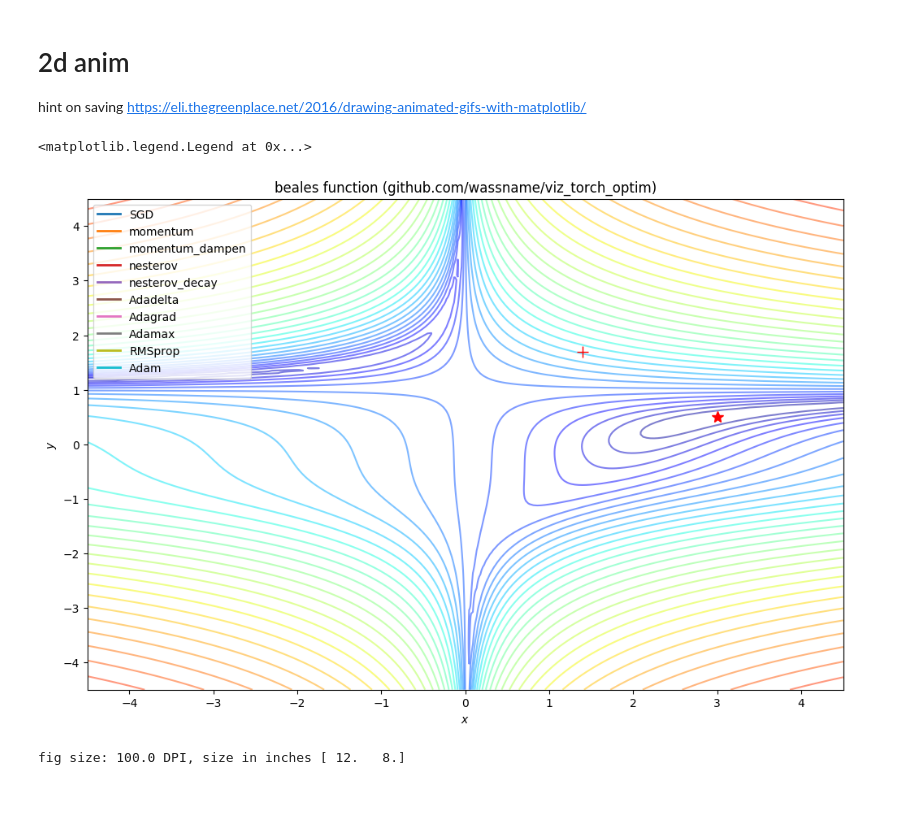
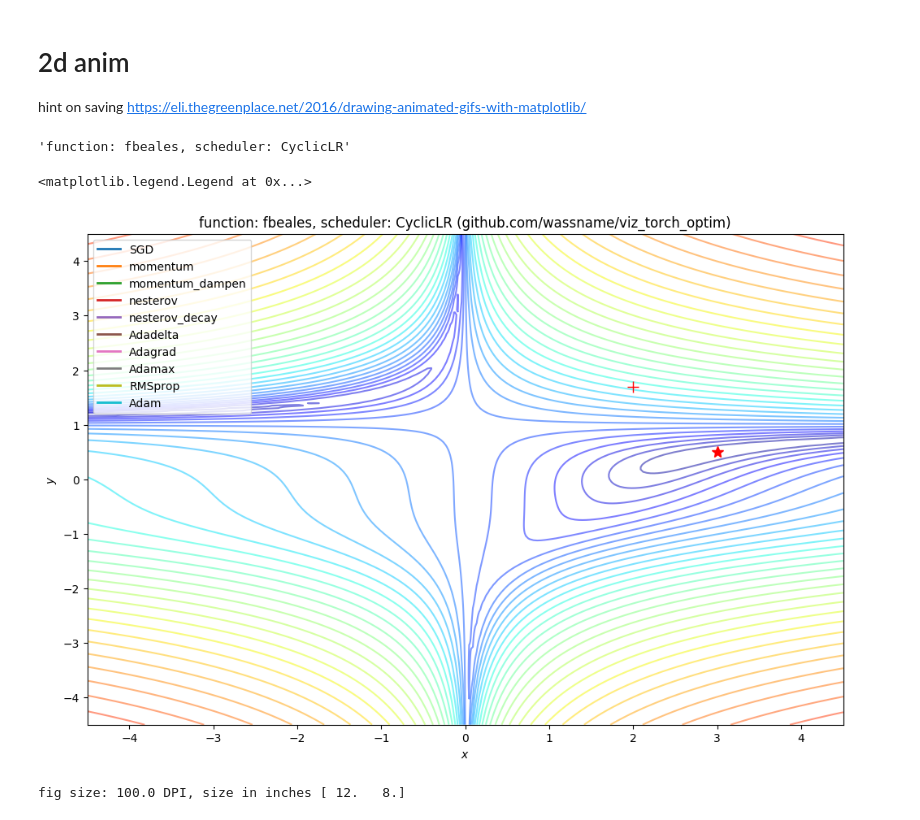
Before and after one commit to wassname/viz_torch_optim, a Jupyter notebook: main.ipynb, the cells around one changed output. Drawn from its saved outputs; the diff is of its cells as text; code cells hidden in the pictures.

```diff
--- a/main.ipynb
+++ b/main.ipynb
@@ -614,7 +607,7 @@ plt.show()
 # Run
 # %%
 # you could use a lr scheduler too
-scheduler = lambda optimizer: CyclicLR(optimizer, base_lr=1e-5, max_lr=5e-3, step_size=100, mode='exp_range', gamma=0.9983)
+scheduler = lambda optimizer, initial_lr: CyclicLR(optimizer, base_lr=1e-5, max_lr=initial_lr, step_size=100, mode='exp_range', gamma=0.9983)
 # %%
 import torch.optim as optim
 lr = problem.lr
@@ -623,9 +616,9 @@ constructors = dict(
     # need smaller lr's sometimes
     SGD= lambda params: optim.SGD(params, lr=lr/2),
     momentum = lambda params: optim.SGD(params, lr=lr/2, momentum=0.9, nesterov=False, dampening=0),
-    momentum_dampen = lambda params: optim.SGD(params, lr=lr/2, momentum=0.9, nesterov=False, dampening=0.3),
-    nesterov = lambda params: optim.SGD(params, lr=lr/2, momentum=0.9, nesterov=True, dampening=0),
-    nesterov_decay = lambda params: optim.SGD(params, lr=lr/2, momentum=0.9, nesterov=True, weight_decay=1e-4, dampening=0),
+    momentum_dampen = lambda params: optim.SGD(params, lr=lr/20, momentum=0.9, nesterov=False, dampening=0.3),
+    nesterov = lambda params: optim.SGD(params, lr=lr/10, momentum=0.9, nesterov=True, dampening=0),
+    nesterov_decay = lambda params: optim.SGD(params, lr=lr/10, momentum=0.9, nesterov=True, weight_decay=1e-4, dampening=0),
 
     # need larger lr's sometimes
     Adadelta = lambda params: optim.Adadelta(params),
@@ -663,30 +695,3 @@ Adagrad lr=2.0e+01
 Adamax lr=4.0e+02
 RMSprop lr=4.0e+03
 Adam lr=4.0e+04
-# %%
-results = {}
-distance = {}
-
-for name, constructor in tqdm(constructors.items()):
-    data, dist, lrs = test_f(problem.f, problem.df, constructor, x0=problem.x0, steps=problem.steps, scheduler=scheduler)
-
-    results[name] = data
-    distance[name] = dist
-len(results)
-
-# calc paths and elevation
-methods = constructors.keys()
-paths = np.array([path.T for path in results.values()]) # should be (2,N) each
-zpaths = np.array([[problem.f(torch.FloatTensor(p)).numpy()-z_min[0] + zeps for p in path.T] for path in paths])
-paths.shape, zpaths.shape
-
-# DEBUG: check z's
-for i, name in enumerate(results):
-    zmax = zpaths[i][np.isfinite(zpaths[i])].max()
-    print(name, zmax, '\t', np.isfinite(zmax).all(), '\t', zmax.max()>z[:,0].max())
-
-# clip zpaths
-zmax = z.max()
-zpaths[np.isfinite(zpaths)==False]=zmax
-zpaths = np.clip(zpaths, 0, zmax)
-zpaths.shape
@@ -794,13 +788,13 @@ decimation, cuttoff,seconds*fps, problem.steps
 # %%
 if scheduler:
-    params = Variable(torch.FloatTensor([0,1]), requires_grad=True)
+    params = Variable(torch.Tensor([0,1]), requires_grad=True)
     optimizer = optim.Adam([params])
-    scheduler_name = type(scheduler(optimizer)).__name__
+    scheduler_name = type(scheduler(optimizer, 0.1)).__name__
 else:
     scheduler_name='None'
 
 title=f'function: f{problem.f.__name__}'
 if scheduler:
-    title += f', scheduler={scheduler_name}'
+    title += f', scheduler: {scheduler_name}'
 title
 # %% [output]
@@ -900,26 +894,30 @@ class TrajectoryAnimation3D(animation.FuncAnimation):
 # 2d anim
 
 hint on saving https://eli.thegreenplace.net/2016/drawing-animated-gifs-with-matplotlib/
+# %%
+title
+# %% [output]
+'function: fbeales, scheduler: CyclicLR'
 # %%
 fig, ax = plt.subplots(figsize=(12, 8))
 # fig.set_tight_layout(True)
 ax.contour(x, y, z, levels=np.logspace(0, logzmax//2, 35), norm=LogNorm(), cmap=plt.cm.jet, alpha=0.5)
 ax.plot(*minima_, 'r*', markersize=10)
 ax.plot(*problem.x0, 'r+', markersize=10)
 
-ax.set_title('{} function (github.com/wassname/viz_torch_optim)'.format(problem.f.__name__))
+ax.set_title('{} (github.com/wassname/viz_torch_optim)'.format(title))
 ax.set_xlabel('$x$')
 ax.set_ylabel('$y$')
 
 ax.set_xlim((xmin, xmax))
 ax.set_ylim((ymin, ymax))
 
-anim = TrajectoryAnimation(*paths[:,:,::decimation], labels=methods, ax=ax, interval=1000//fps)
+anim = TrajectoryAnimation(*paths[:,:,:cuttoff:decimation], labels=methods, ax=ax, interval=1000//fps)
 
 ax.legend(loc='upper left')
 # %% [output]
 <matplotlib.legend.Legend at 0x...>
-[figure, old version]
+[figure, new version]
 # %%
 # Query the figure's on-screen size and DPI. Note that when saving the figure to
 # a file, we need to provide a DPI for that separately.
```
Also changed, not shown: parts of 21 cells of this notebook, 1 other file.
